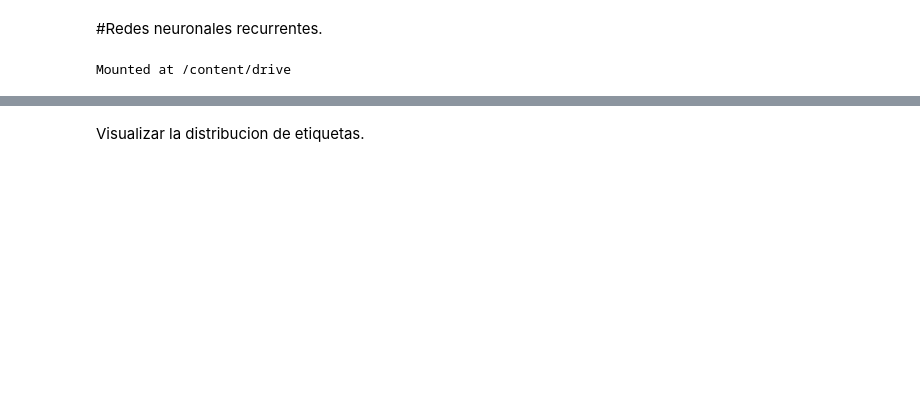
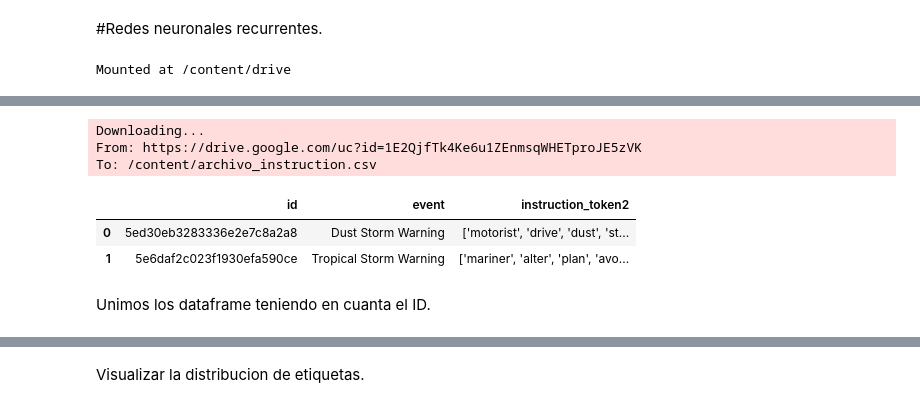
Before and after one commit to Ghisbe/Alarmas_pictogramas, a Jupyter notebook: Modelo_RNN.ipynb, the cells around one changed output, grey strips where cells are left out. Drawn from its saved outputs; the diff is of its cells as text; code cells hidden in the pictures; blank space fills up the shorter version.

```diff
--- a/Modelo_RNN.ipynb
+++ b/Modelo_RNN.ipynb
@@ -57,0 +66,20 @@ To: /content/alertas_lemma.csv
+# %%
+# descargamos el otro dataset con el procesamiento de 'instruction'
+url_instruction = "https://drive.google.com/uc?id=1E2QjfTk4Ke6u1ZEnmsqWHETproJE5zVK"
+output_instruction = 'archivo_instruction.csv'
+gdown.download(url_instruction, output_instruction, quiet=False)
+
+# Leer el archivo CSV de instruction
+instructions = pd.read_csv(output_instruction)
+# %% [output]
+Downloading...
+From: https://drive.google.com/uc?id=1E2QjfTk4Ke6u1ZEnmsqWHETproJE5zVK
+To: /content/archivo_instruction.csv
+# %%
+instructions.head(2)
+# %% [output]
+|  | id | event | instruction_token2 |
+| 0 | 5ed30eb3283336e2e7c8a2a8 | Dust Storm Warning | ['motorist', 'drive', 'dust', 'st... |
+| 1 | 5e6daf2c023f1930efa590ce | Tropical Storm Warning | ['mariner', 'alter', 'plan', 'avo... |
+# %% [markdown]
+Unimos los dataframe teniendo en cuanta el ID.
```
Also changed, not shown: parts of 36 cells of this notebook.
